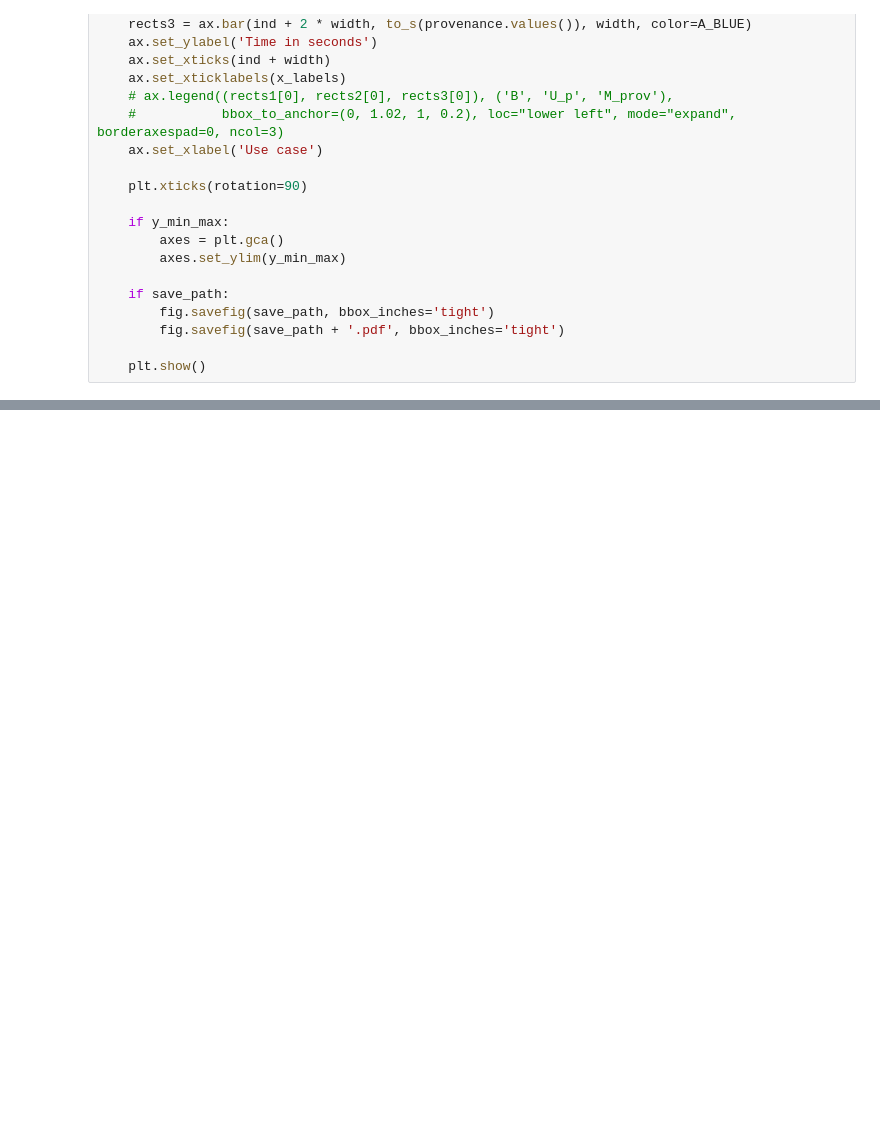
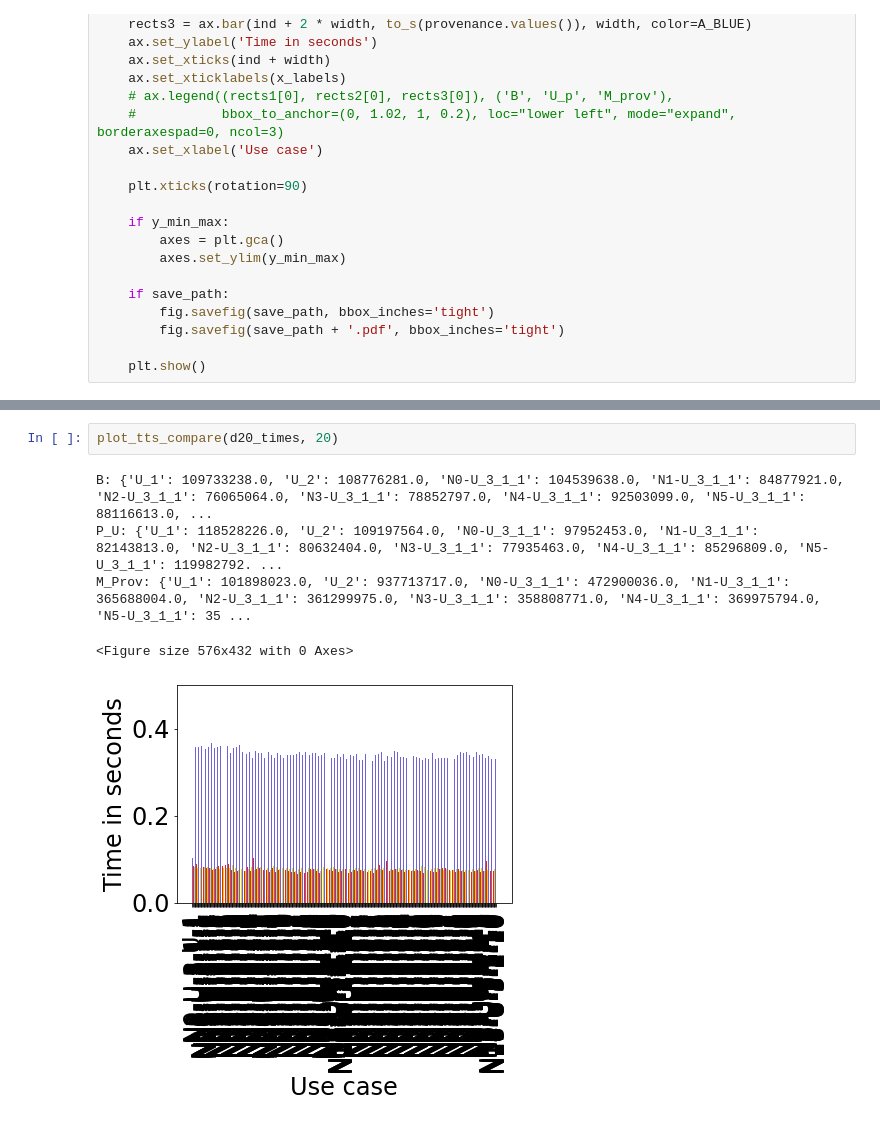
Before and after one commit to slin96/master-thesis, a Jupyter notebook: experiments/plots/dist-exp/compare_times.ipynb, the cells around one changed output, grey strips where cells are left out. Drawn from its saved outputs; the diff is of its cells as text; blank space fills up the shorter version.

```diff
--- a/experiments/plots/dist-exp/compare_times.ipynb
+++ b/experiments/plots/dist-exp/compare_times.ipynb
@@ -97,0 +128,8 @@ M_Prov: {'U_1': 104217108.0, 'U_2': 919835067.0, 'U_3_1_1': 461571157.5, 'U_3_1_
+# %%
+plot_tts_compare(d20_times, 20)
+# %% [output]
+B: {'U_1': 109733238.0, 'U_2': 108776281.0, 'N0-U_3_1_1': 104539638.0, 'N1-U_3_1_1': 84877921.0, 'N2-U_3_1_1': 76065064.0, 'N3-U_3_1_1': 78852797.0, 'N4-U_3_1_1': 92503099.0, 'N5-U_3_1_1': 88116613.0, ...
+P_U: {'U_1': 118528226.0, 'U_2': 109197564.0, 'N0-U_3_1_1': 97952453.0, 'N1-U_3_1_1': 82143813.0, 'N2-U_3_1_1': 80632404.0, 'N3-U_3_1_1': 77935463.0, 'N4-U_3_1_1': 85296809.0, 'N5-U_3_1_1': 119982792. ...
+M_Prov: {'U_1': 101898023.0, 'U_2': 937713717.0, 'N0-U_3_1_1': 472900036.0, 'N1-U_3_1_1': 365688004.0, 'N2-U_3_1_1': 361299975.0, 'N3-U_3_1_1': 358808771.0, 'N4-U_3_1_1': 369975794.0, 'N5-U_3_1_1': 35 ...
+<Figure size 576x432 with 0 Axes>
+[figure, added]
```
Also changed, not shown: parts of 15 cells of this notebook, 2 other files.
